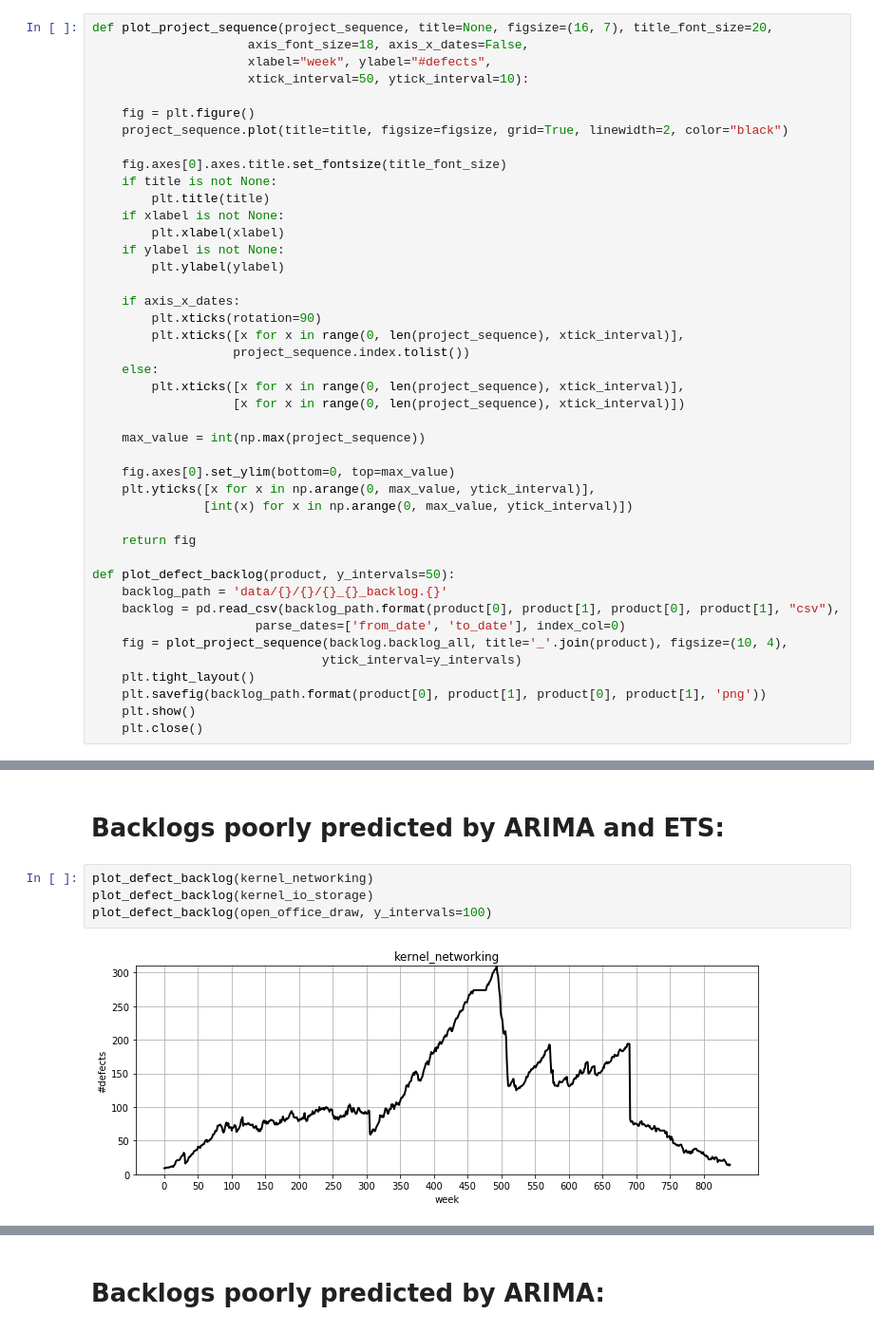
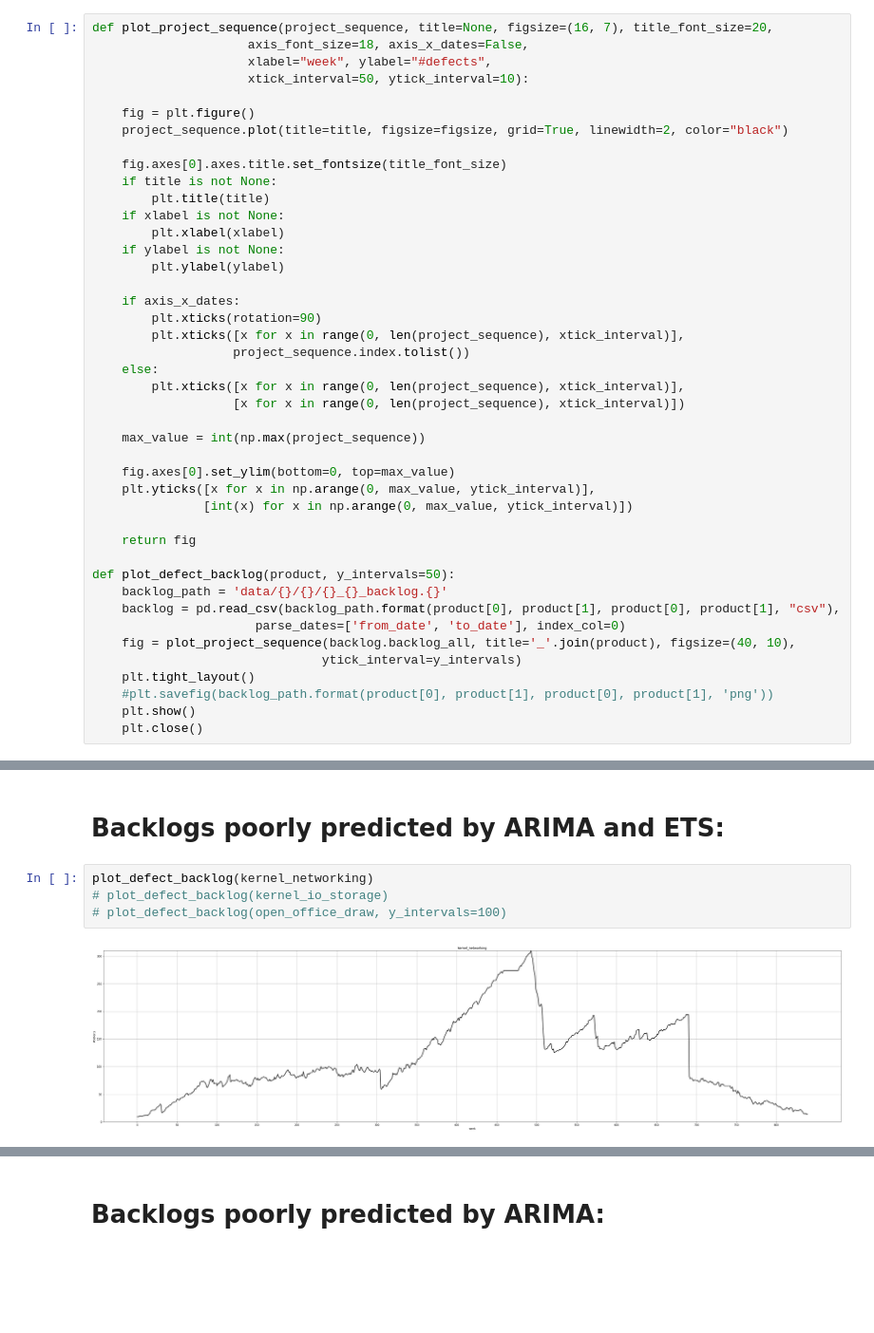
Before and after one commit to paulinaaniola/DefectBacklogPrediction, a Jupyter notebook: Plot defect backlogs.ipynb, the cells around one changed output, grey strips where cells are left out. Shown at 95% size. Cells and saved outputs as stored; diff of their text form; blank space fills up the shorter version.

```diff
--- a/Plot defect backlogs.ipynb
+++ b/Plot defect backlogs.ipynb
@@ -73,9 +74,9 @@ def plot_defect_backlog(product, y_intervals=50):
     backlog_path = 'data/{}/{}/{}_{}_backlog.{}'
     backlog = pd.read_csv(backlog_path.format(product[0], product[1], product[0], product[1], "csv"),
                       parse_dates=['from_date', 'to_date'], index_col=0)
-    fig = plot_project_sequence(backlog.backlog_all, title='_'.join(product), figsize=(10, 4),
+    fig = plot_project_sequence(backlog.backlog_all, title='_'.join(product), figsize=(40, 10),
                                ytick_interval=y_intervals)
     plt.tight_layout()
-    plt.savefig(backlog_path.format(product[0], product[1], product[0], product[1], 'png'))
+    #plt.savefig(backlog_path.format(product[0], product[1], product[0], product[1], 'png'))
     plt.show()
     plt.close()
@@ -84,7 +149,7 @@ def plot_defect_backlog(product, y_intervals=50):
  # Backlogs poorly predicted by ARIMA and ETS:
 # %%
 plot_defect_backlog(kernel_networking)
-plot_defect_backlog(kernel_io_storage)
-plot_defect_backlog(open_office_draw, y_intervals=100)
+# plot_defect_backlog(kernel_io_storage)
+# plot_defect_backlog(open_office_draw, y_intervals=100)
 # %% [output]
-[figure, old version]
+[figure, new version]
```
Also changed, not shown: parts of 7 cells of this notebook.
